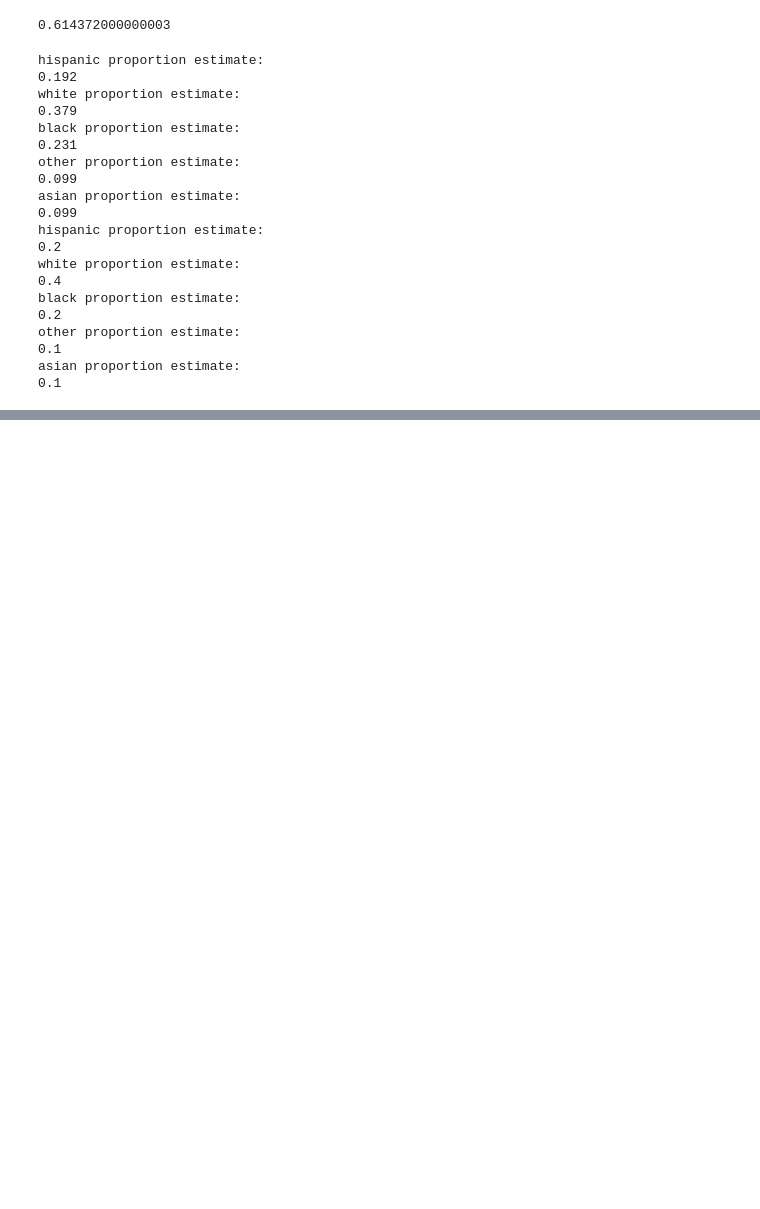
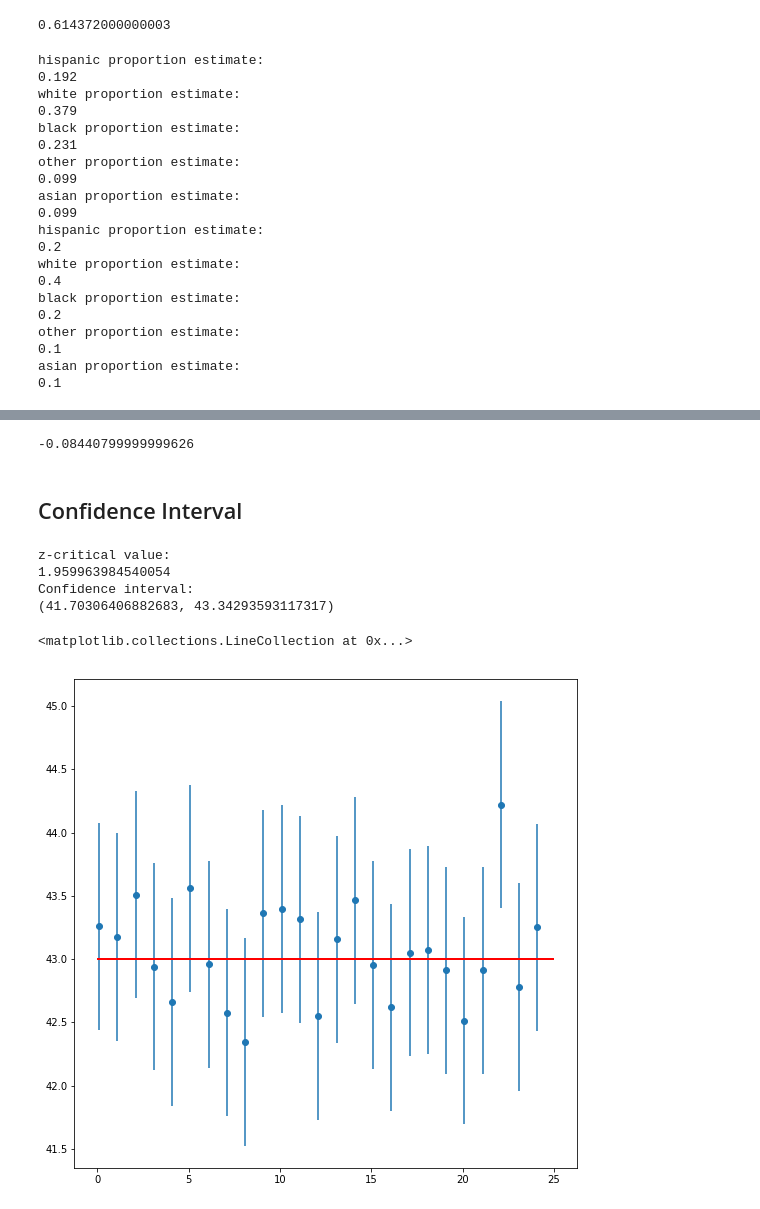
Before and after one commit to Gurubux/ML-Analysis-Steps, a Jupyter notebook: BasicStatistics/InferentialAnalysis/InferentialAnalysis_PointEstimates_ConfidenceIntervals.ipynb, the cells around one changed output, grey strips where cells are left out. Cells and saved outputs as stored; diff of their text form; code cells hidden in the pictures; blank space fills up the shorter version.

```diff
--- a/BasicStatistics/InferentialAnalysis/InferentialAnalysis_PointEstimates_ConfidenceIntervals.ipynb
+++ b/BasicStatistics/InferentialAnalysis/InferentialAnalysis_PointEstimates_ConfidenceIntervals.ipynb
@@ -71,0 +107,72 @@ asian proportion estimate:
+# %%
+population_ages.mean() - np.array(point_estimates).mean()
+# %% [output]
+-0.08440799999999626
+# %% [markdown]
+## Confidence Interval
+# %%
+np.random.seed(10)
+
+sample_size = 1000
+sample = np.random.choice(a= population_ages, size = sample_size)
+sample_mean = sample.mean()
+
+z_critical = stats.norm.ppf(q = 0.975)  # Get the z-critical value*
+
+print("z-critical value:")              # Check the z-critical value
+print(z_critical)
+
+pop_stdev = population_ages.std()  # Get the population standard deviation
+
+margin_of_error = z_critical * (pop_stdev/math.sqrt(sample_size))
+
+confidence_interval = (sample_mean - margin_of_error,
+                       sample_mean + margin_of_error)
+
+print("Confidence interval:")
+print(confidence_interval)
+# %% [output]
+z-critical value:
+1.959963984540054
+Confidence interval:
+(41.70306406882683, 43.34293593117317)
+# %%
+np.random.seed(12)
+
+sample_size = 1000
+
+intervals = []
+sample_means = []
+
+for sample in range(25):
+    sample = np.random.choice(a= population_ages, size = sample_size)
+    sample_mean = sample.mean()
+    sample_means.append(sample_mean)
+
+    z_critical = stats.norm.ppf(q = 0.975)  # Get the z-critical value*
+
+    pop_stdev = population_ages.std()  # Get the population standard deviation
+
+    stats.norm.ppf(q = 0.025)
+
+    margin_of_error = z_critical * (pop_stdev/math.sqrt(sample_size))
+
+    confidence_interval = (sample_mean - margin_of_error,
+                           sample_mean + margin_of_error)
+
+    intervals.append(confidence_interval)
+# %%
+plt.figure(figsize=(9,9))
+
+plt.errorbar(x=np.arange(0.1, 25, 1),
+             y=sample_means,
+             yerr=[(top-bot)/2 for top,bot in intervals],
+             fmt='o')
+
+plt.hlines(xmin=0, xmax=25,
+           y=43.0023,
+           linewidth=2.0,
+           color="red")
+# %% [output]
+<matplotlib.collections.LineCollection at 0x...>
+[figure, added]
```
Also changed, not shown: parts of 9 cells of this notebook, 1 other file.
